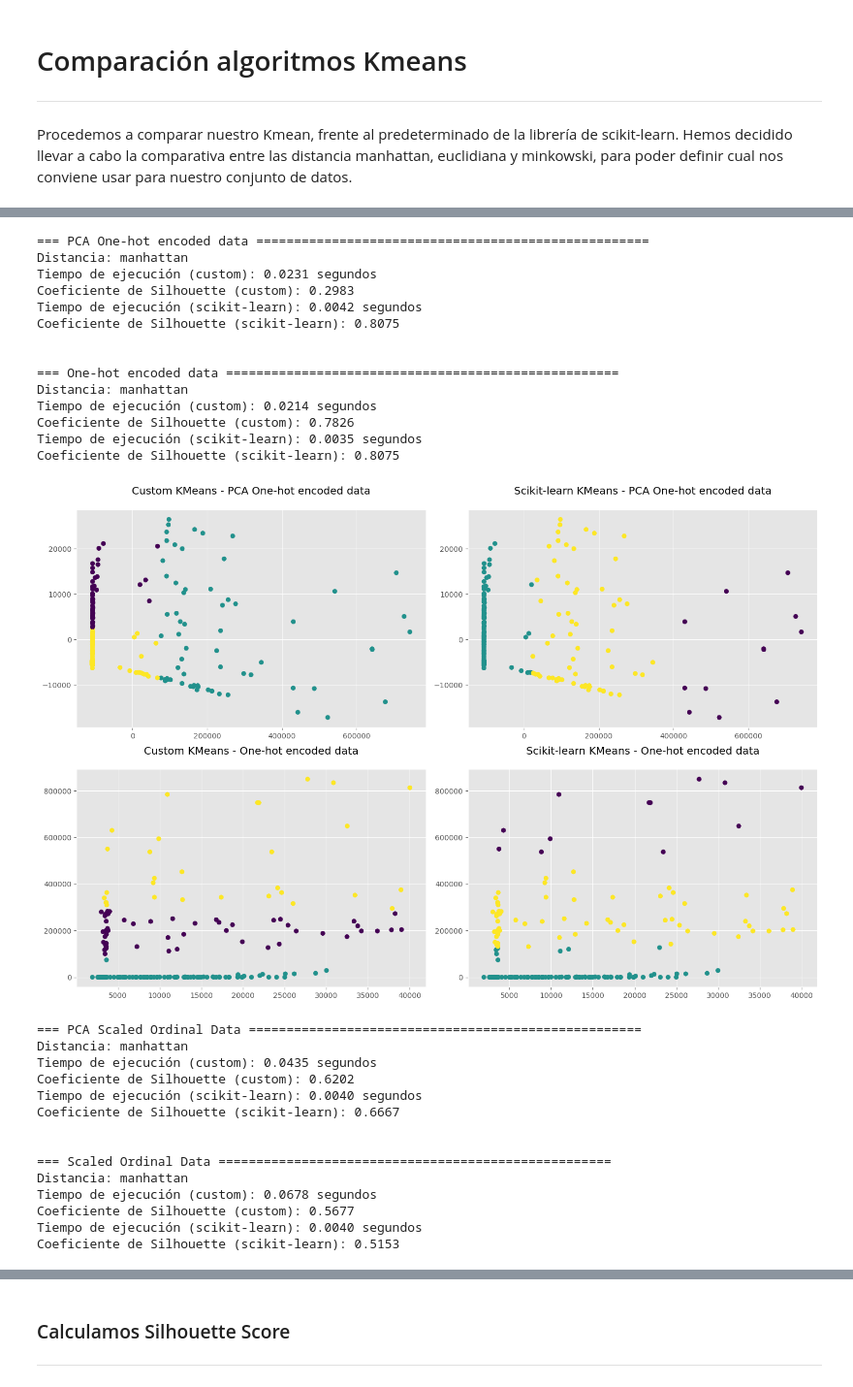
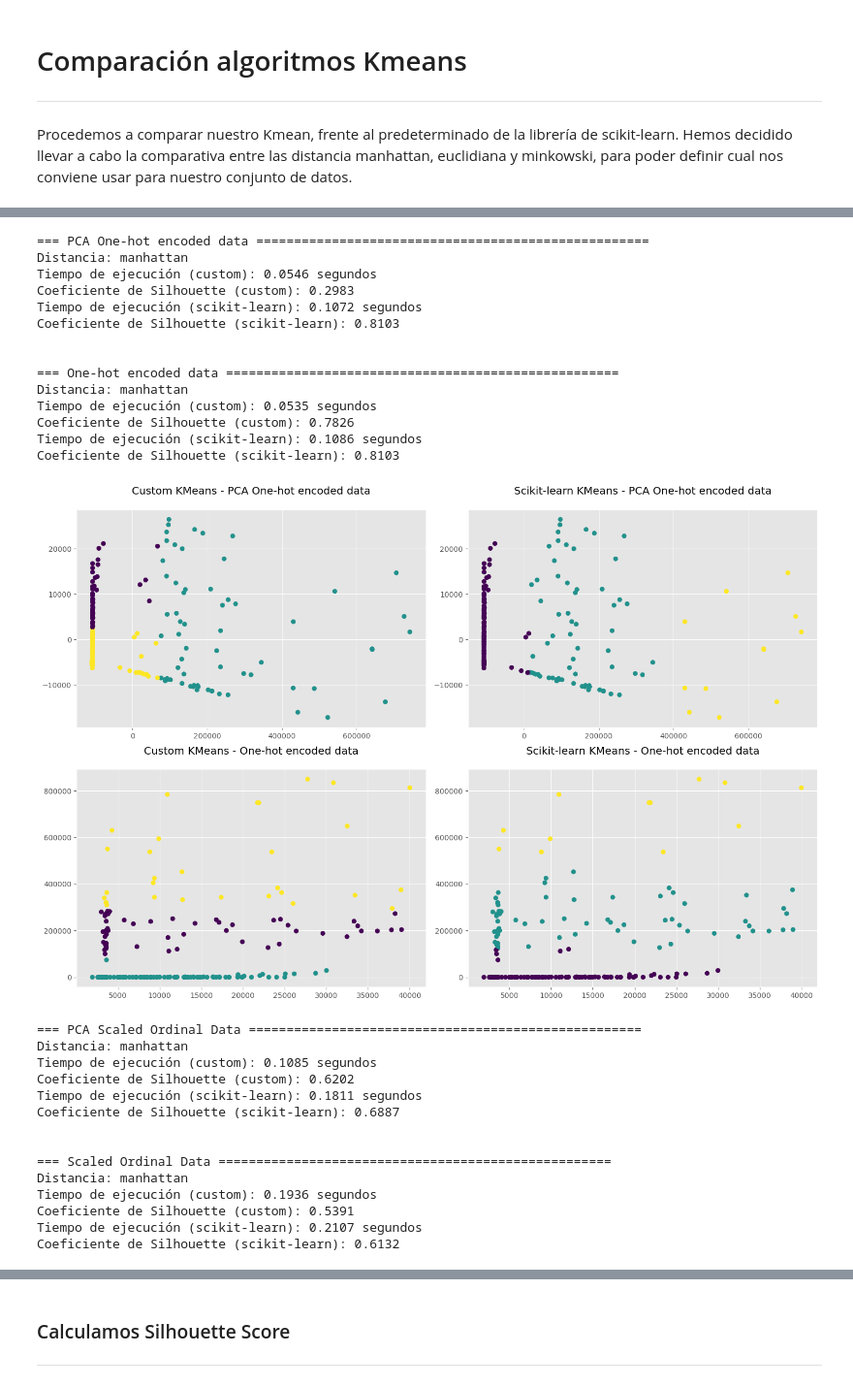
Before and after one commit to V1centeB/Aprendizaje_Automatico-P2-G1, a Jupyter notebook: model.ipynb, the cells around one changed output, grey strips where cells are left out. Shown at 97% size. Cells and saved outputs as stored; diff of their text form; code cells hidden in the pictures.

Commit message:
Mejoramos silhouette score

```diff
--- a/model.ipynb
+++ b/model.ipynb
@@ -135,7 +135,7 @@ X_onehot = np.concatenate((X_onehot[:, :-2], X_onehot_encoded), axis=1)
 
 # Ordinal Encoder:
 # Definimos listas
-spectral_list = ["O", "B", "A", "F", "G", "K", "M"]
+spectral_list = ["M", "K", "G", "F", "A", "B", "O"]     # Las definimos de más frías a más calientes, igual que los colores mapeados
 colors = list(mapping.keys())
 
 # Definimos el ordinal encoder con las listas
@@ -365,7 +365,7 @@ clusters_ordinal = {}
 
 # Creamos un dataset para todas las llamadas a las funciones - El número de clusters es el último elemento de un conjunto
 datasets = [
-    (X_pca_onehot_scaled, clusters_onehot_scaled_pca, "PCA Scaled One-hot Encoded Data", 5),
+    (X_pca_onehot_scaled, clusters_onehot_scaled_pca, "PCA Scaled One-hot Encoded Data", 7),
     (X_onehot_scaled, clusters_onehot_scaled, "Scaled One-hot Encoded Data", 10),
     (X_pca_onehot, clusters_onehot_pca, "PCA One-hot encoded data", 3),
     (X_onehot, clusters_onehot, "One-hot encoded data", 3),
@@ -419,7 +419,7 @@ def compare_kmeans(X, clusters, k, model_name, metric='manhattan'):
 
     # Ejecutamos KMeans de scikit-learn
     start_time = time.time()
-    kmeans = KMeans(n_clusters=k, random_state=100572303)
+    kmeans = KMeans(n_clusters=k, n_init=20, random_state=100572303)
     sklearn_pred = kmeans.fit_predict(X)
     sklearn_time = time.time() - start_time
     sklearn_silhouette = silhouette_score(X, sklearn_pred)
@@ -482,29 +482,29 @@ Coeficiente de Silhouette (scikit-learn): 0.6796
 === PCA One-hot encoded data ====================================================
 Distancia: manhattan
-Tiempo de ejecución (custom): 0.0231 segundos
+Tiempo de ejecución (custom): 0.0546 segundos
 Coeficiente de Silhouette (custom): 0.2983
-Tiempo de ejecución (scikit-learn): 0.0042 segundos
-Coeficiente de Silhouette (scikit-learn): 0.8075
+Tiempo de ejecución (scikit-learn): 0.1072 segundos
+Coeficiente de Silhouette (scikit-learn): 0.8103
 
 
 === One-hot encoded data ====================================================
 Distancia: manhattan
-Tiempo de ejecución (custom): 0.0214 segundos
+Tiempo de ejecución (custom): 0.0535 segundos
 Coeficiente de Silhouette (custom): 0.7826
-Tiempo de ejecución (scikit-learn): 0.0035 segundos
-Coeficiente de Silhouette (scikit-learn): 0.8075
+Tiempo de ejecución (scikit-learn): 0.1086 segundos
+Coeficiente de Silhouette (scikit-learn): 0.8103
-[figure, old version]
+[figure, new version]
 === PCA Scaled Ordinal Data ====================================================
 Distancia: manhattan
-Tiempo de ejecución (custom): 0.0435 segundos
+Tiempo de ejecución (custom): 0.1085 segundos
 Coeficiente de Silhouette (custom): 0.6202
-Tiempo de ejecución (scikit-learn): 0.0040 segundos
-Coeficiente de Silhouette (scikit-learn): 0.6667
+Tiempo de ejecución (scikit-learn): 0.1811 segundos
+Coeficiente de Silhouette (scikit-learn): 0.6887
 
 
 === Scaled Ordinal Data ====================================================
 Distancia: manhattan
-Tiempo de ejecución (custom): 0.0678 segundos
-Coeficiente de Silhouette (custom): 0.5677
-Tiempo de ejecución (scikit-learn): 0.0040 segundos
-Coeficiente de Silhouette (scikit-learn): 0.5153
+Tiempo de ejecución (custom): 0.1936 segundos
+Coeficiente de Silhouette (custom): 0.5391
+Tiempo de ejecución (scikit-learn): 0.2107 segundos
+Coeficiente de Silhouette (scikit-learn): 0.6132
```
Also changed, not shown: parts of 6 cells of this notebook.
